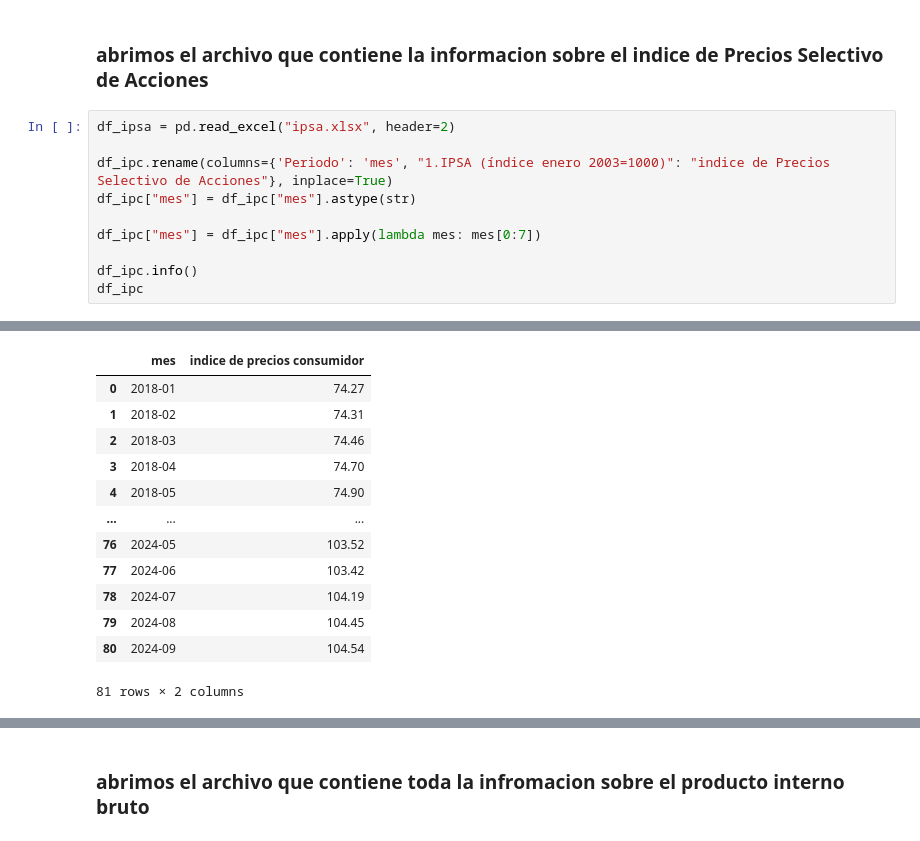
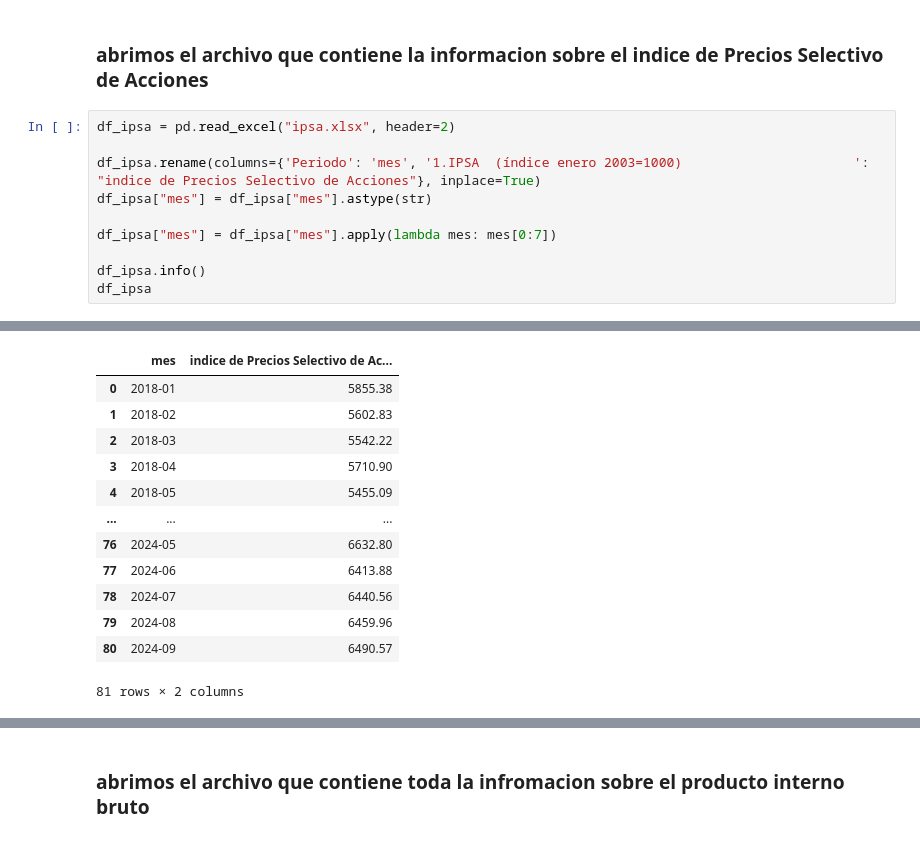
Before and after one commit to josegdotcom/imt2200-actividad-2024, a Jupyter notebook: datos de economia/creacion_de_la_base_datos_economia.ipynb, the cells around one changed output, grey strips where cells are left out. Drawn from its saved outputs; the diff is of its cells as text.

```diff
--- a/datos de economia/creacion_de_la_base_datos_economia.ipynb
+++ b/datos de economia/creacion_de_la_base_datos_economia.ipynb
@@ -313,13 +313,13 @@ c:\Users\jpose75\Documents\GitHub\imt2200---actividad-2024\datos de economia\dat
 # %%
 df_ipsa = pd.read_excel("ipsa.xlsx", header=2)
 
-df_ipc.rename(columns={'Periodo': 'mes', "1.IPSA (índice enero 2003=1000)": "indice de Precios Selectivo de Acciones"}, inplace=True)
-df_ipc["mes"] = df_ipc["mes"].astype(str)
+df_ipsa.rename(columns={'Periodo': 'mes', '1.IPSA  (índice enero 2003=1000)                      ': "indice de Precios Selectivo de Acciones"}, inplace=True)
+df_ipsa["mes"] = df_ipsa["mes"].astype(str)
 
-df_ipc["mes"] = df_ipc["mes"].apply(lambda mes: mes[0:7])
+df_ipsa["mes"] = df_ipsa["mes"].apply(lambda mes: mes[0:7])
 
-df_ipc.info()
-df_ipc
+df_ipsa.info()
+df_ipsa
 # %% [output]
 <class 'pandas.core.frame.DataFrame'>
 RangeIndex: 81 entries, 0 to 80
@@ -331,17 +331,17 @@ Data columns (total 2 columns):
 dtypes: float64(1), object(1)
 memory usage: 1.4+ KB
-|  | mes | indice de precios consumidor |
-| 0 | 2018-01 | 74.27 |
-| 1 | 2018-02 | 74.31 |
-| 2 | 2018-03 | 74.46 |
-| 3 | 2018-04 | 74.70 |
-| 4 | 2018-05 | 74.90 |
+|  | mes | indice de Precios Selectivo de Ac... |
+| 0 | 2018-01 | 5855.38 |
+| 1 | 2018-02 | 5602.83 |
+| 2 | 2018-03 | 5542.22 |
+| 3 | 2018-04 | 5710.90 |
+| 4 | 2018-05 | 5455.09 |
 | ... | ... | ... |
-| 76 | 2024-05 | 103.52 |
-| 77 | 2024-06 | 103.42 |
-| 78 | 2024-07 | 104.19 |
-| 79 | 2024-08 | 104.45 |
-| 80 | 2024-09 | 104.54 |
+| 76 | 2024-05 | 6632.80 |
+| 77 | 2024-06 | 6413.88 |
+| 78 | 2024-07 | 6440.56 |
+| 79 | 2024-08 | 6459.96 |
+| 80 | 2024-09 | 6490.57 |
 81 rows × 2 columns
 # %%
 %cd ..
```
Also changed, not shown: parts of 6 cells of this notebook, 33 other files.
